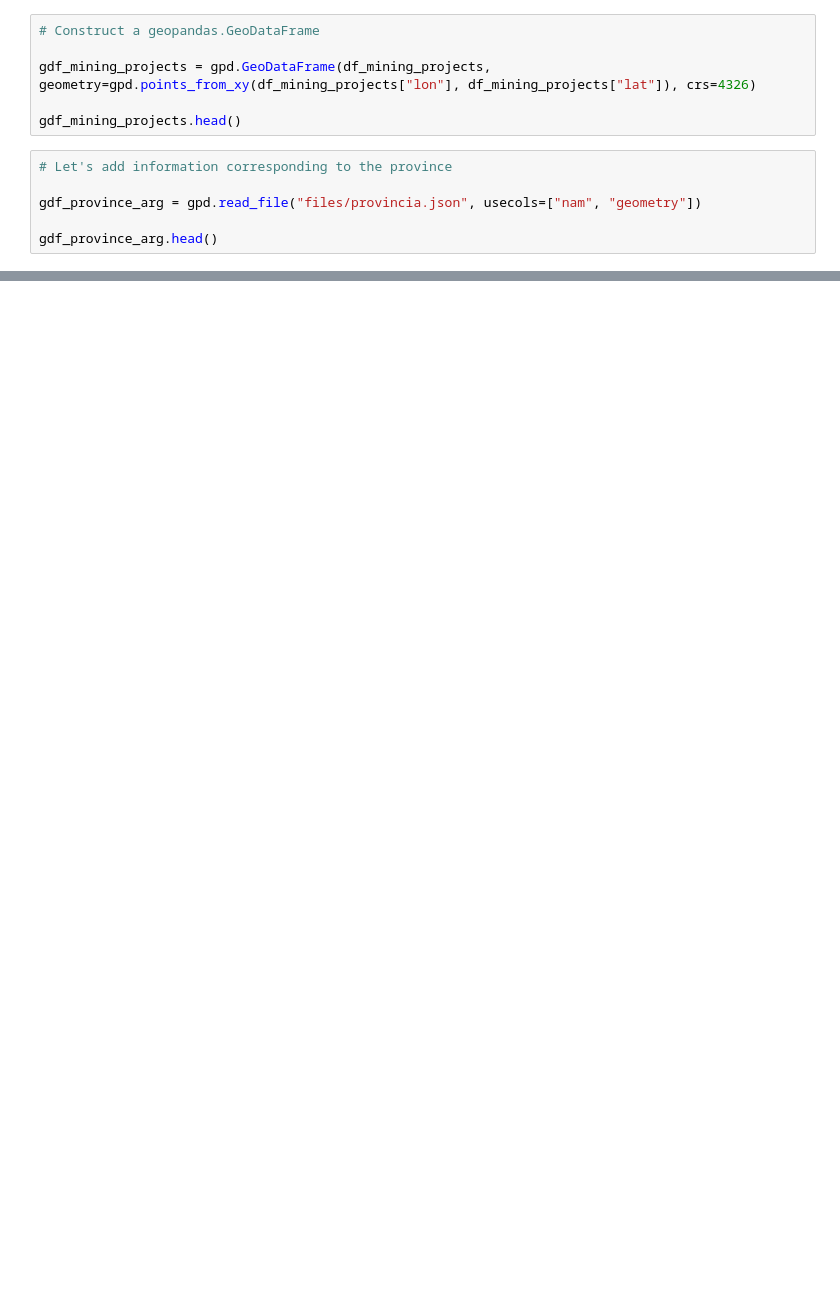
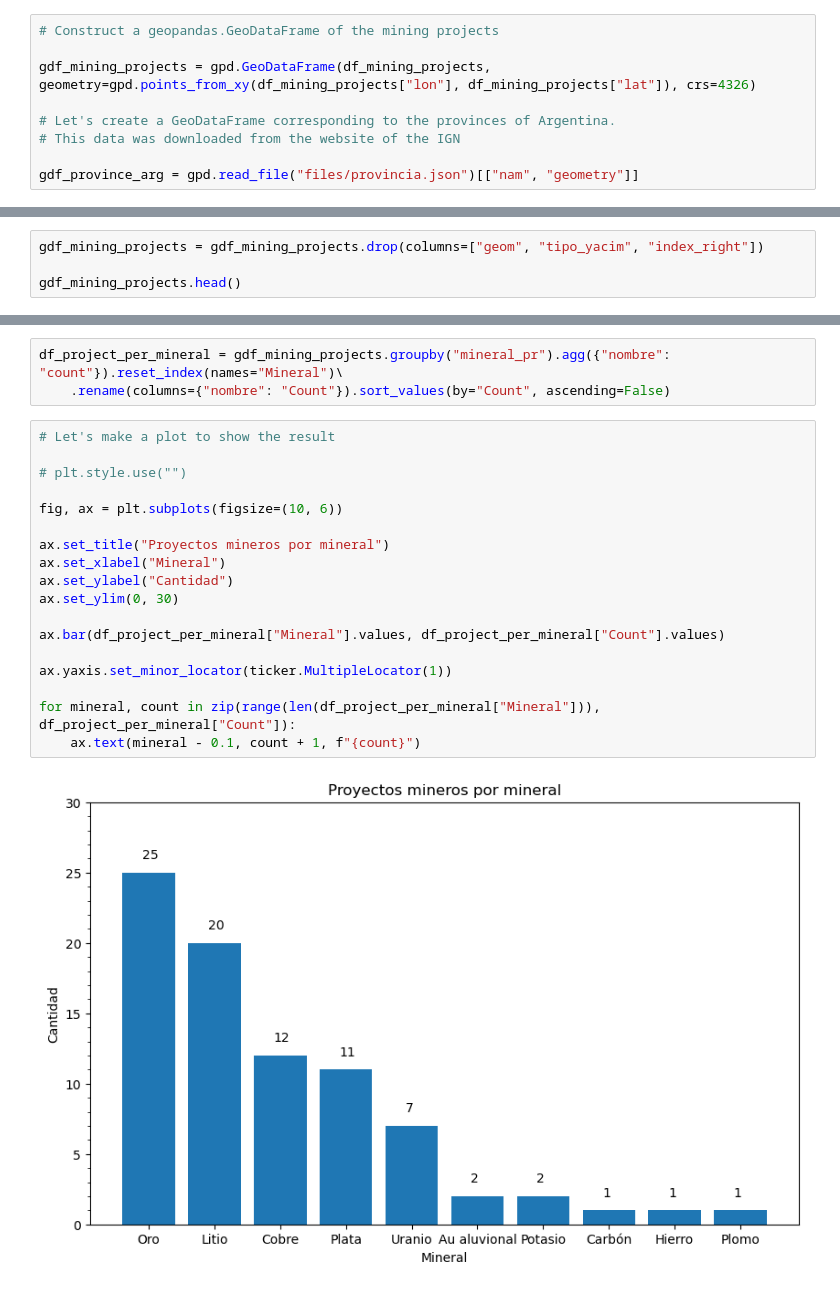
Before and after one commit to nguardo24/DataScience, a Jupyter notebook: proyectos_mineros.ipynb, the cells around one changed output, grey strips where cells are left out. Cells and saved outputs as stored; diff of their text form; blank space fills up the shorter version.

Commit message:
"Add some statistic and visual analysis to the mining projects"

```diff
--- a/proyectos_mineros.ipynb
+++ b/proyectos_mineros.ipynb
@@ -49,12 +59,9 @@ df_mining_projects.head()
 # %%
-# Construct a geopandas.GeoDataFrame
+# Construct a geopandas.GeoDataFrame of the mining projects
 
 gdf_mining_projects = gpd.GeoDataFrame(df_mining_projects, geometry=gpd.points_from_xy(df_mining_projects["lon"], df_mining_projects["lat"]), crs=4326)
 
-gdf_mining_projects.head()
+# Let's create a GeoDataFrame corresponding to the provinces of Argentina.
+# This data was downloaded from the website of the IGN
+
+gdf_province_arg = gpd.read_file("files/provincia.json")[["nam", "geometry"]]
-# %%
-# Let's add information corresponding to the province
-
-gdf_province_arg = gpd.read_file("files/provincia.json", usecols=["nam", "geometry"])
-
-gdf_province_arg.head()
@@ -64,0 +85,4 @@ gdf_mining_projects.head()
+# %%
+gdf_mining_projects = gdf_mining_projects.drop(columns=["geom", "tipo_yacim", "index_right"])
+
+gdf_mining_projects.head()
@@ -64,0 +98,23 @@ gdf_mining_projects.head()
+# %%
+df_project_per_mineral = gdf_mining_projects.groupby("mineral_pr").agg({"nombre": "count"}).reset_index(names="Mineral")\
+    .rename(columns={"nombre": "Count"}).sort_values(by="Count", ascending=False)
+# %%
+# Let's make a plot to show the result
+
+# plt.style.use("")
+
+fig, ax = plt.subplots(figsize=(10, 6))
+
+ax.set_title("Proyectos mineros por mineral")
+ax.set_xlabel("Mineral")
+ax.set_ylabel("Cantidad")
+ax.set_ylim(0, 30)
+
+ax.bar(df_project_per_mineral["Mineral"].values, df_project_per_mineral["Count"].values)
+
+ax.yaxis.set_minor_locator(ticker.MultipleLocator(1))
+
+for mineral, count in zip(range(len(df_project_per_mineral["Mineral"])), df_project_per_mineral["Count"]):
+    ax.text(mineral - 0.1, count + 1, f"{count}")
+# %% [output]
+[figure, added]
```
Also changed, not shown: parts of 12 cells of this notebook.
